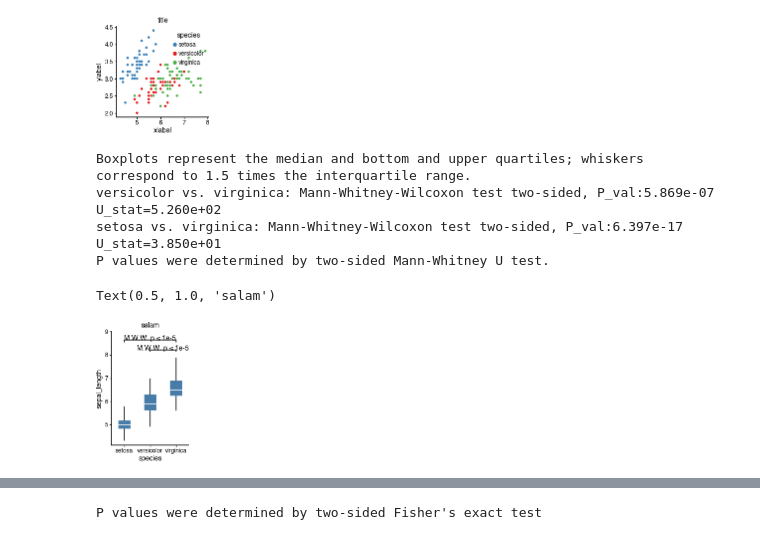
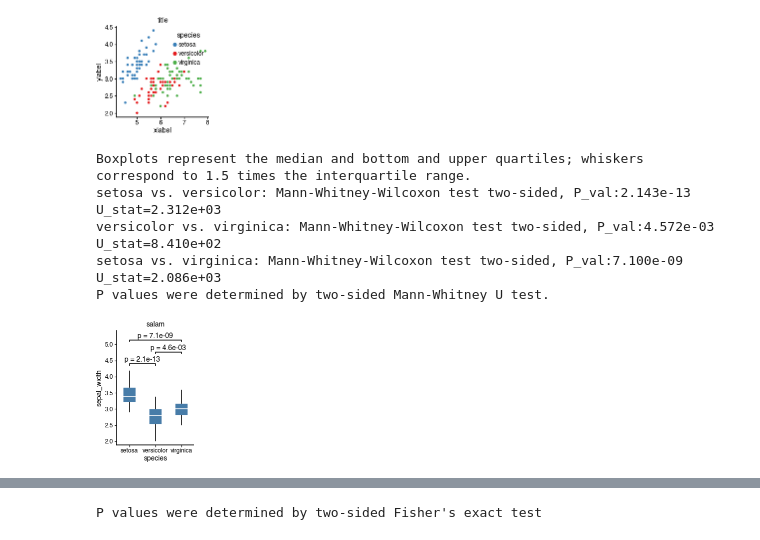
Before and after one commit to faridrashidi/cnsplots, a Jupyter notebook: notebooks/matplotlib.ipynb, the cells around one changed output, grey strips where cells are left out. Drawn from its saved outputs; the diff is of its cells as text; code cells hidden in the pictures.

```diff
--- a/notebooks/matplotlib.ipynb
+++ b/notebooks/matplotlib.ipynb
@@ -15,13 +15,13 @@ Text(0, 0.5, 'ylabel')
 [figure]
 # %%
 cns.figure(150, 100)
-cns.sns_boxplot(data=iris, x="species", y="sepal_length", pairs=[("setosa", "virginica"), ("versicolor", "virginica")])
+cns.sns_boxplot(data=iris, x="species", y="sepal_width", pairs="all")
 plt.title('salam')
 # plt.savefig('../../../Desktop/salam.pdf')
 # %% [output]
 Boxplots represent the median and bottom and upper quartiles; whiskers correspond to 1.5 times the interquartile range.
-versicolor vs. virginica: Mann-Whitney-Wilcoxon test two-sided, P_val:5.869e-07 U_stat=5.260e+02
-setosa vs. virginica: Mann-Whitney-Wilcoxon test two-sided, P_val:6.397e-17 U_stat=3.850e+01
+setosa vs. versicolor: Mann-Whitney-Wilcoxon test two-sided, P_val:2.143e-13 U_stat=2.312e+03
+versicolor vs. virginica: Mann-Whitney-Wilcoxon test two-sided, P_val:4.572e-03 U_stat=8.410e+02
+setosa vs. virginica: Mann-Whitney-Wilcoxon test two-sided, P_val:7.100e-09 U_stat=2.086e+03
 P values were determined by two-sided Mann-Whitney U test.
-Text(0.5, 1.0, 'salam')
-[figure, old version]
+[figure, new version]
```
Also changed, not shown: parts of 2 cells of this notebook, 1 other file.
